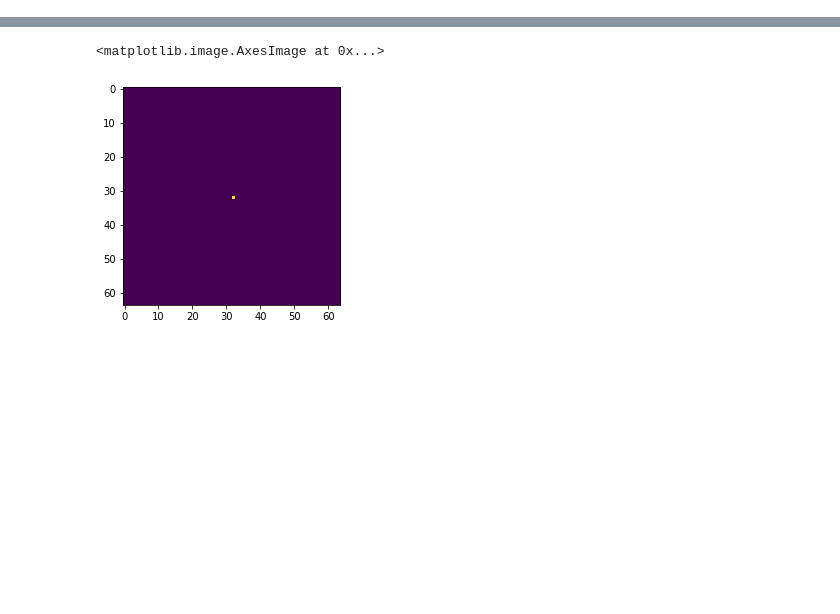
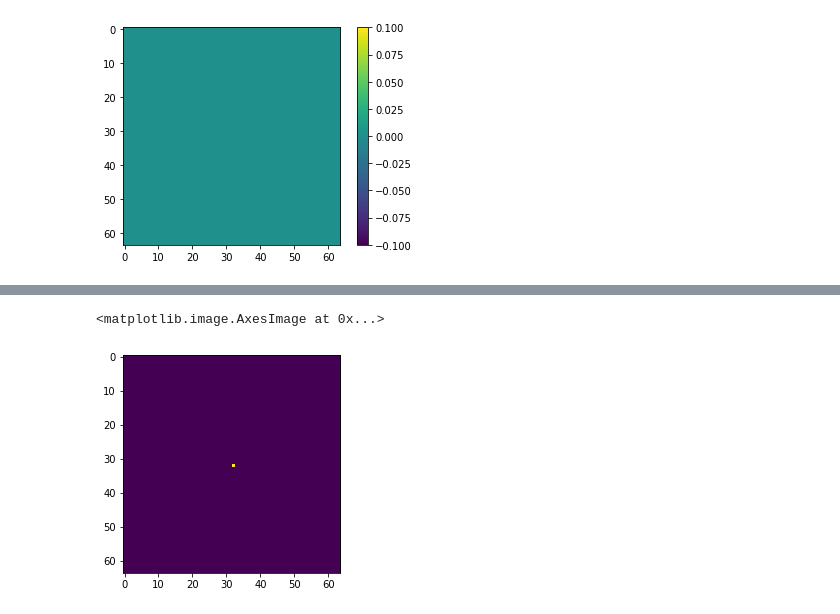
Before and after one commit to haricash/bayesian-ionized-bubbles, a Jupyter notebook: Untitled.ipynb, the cells around one changed output, grey strips where cells are left out. Saved outputs shown, nothing was run; the diff lists cells and outputs as text; code cells hidden in the pictures; blank space fills up the shorter version.

```diff
--- a/Untitled.ipynb
+++ b/Untitled.ipynb
@@ -39,0 +58,2 @@ noise = noise_map(T_sys=sys_temp, A_eff=962, del_nu_c=62.73e+3, t_c=10)
+# %%
+test = signal(20, 0, 0, 0, 5e-3)# - signal(19, 0, 0, 0, 5)
@@ -39,0 +82,11 @@ noise = noise_map(T_sys=sys_temp, A_eff=962, del_nu_c=62.73e+3, t_c=10)
+# %%
+test_fft = cube_fft(test)
+test_fft = test_fft.imag
+# %%
+plt.imshow(test_fft[32,:,:])
+# plt.imshow(test_fft[:,32,:])
+# plt.imshow(test_fft[:,:,64])
+plt.colorbar()
+plt.show()
+# %% [output]
+[figure, added]
```
Also changed, not shown: parts of 10 cells of this notebook, 9 other files.
